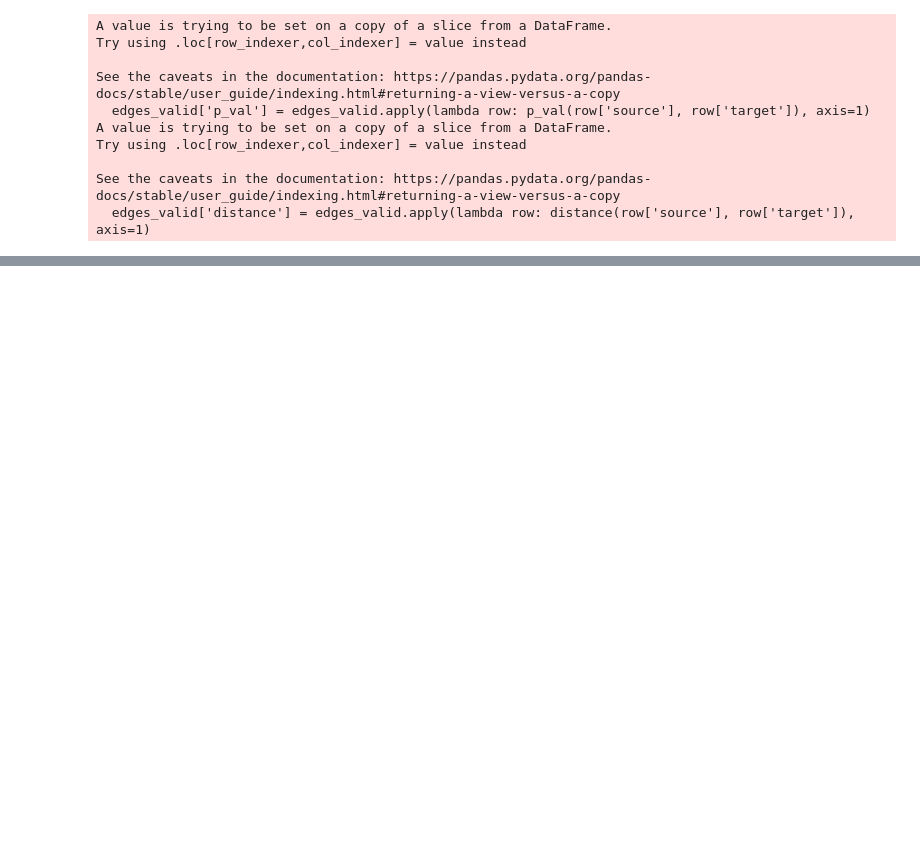
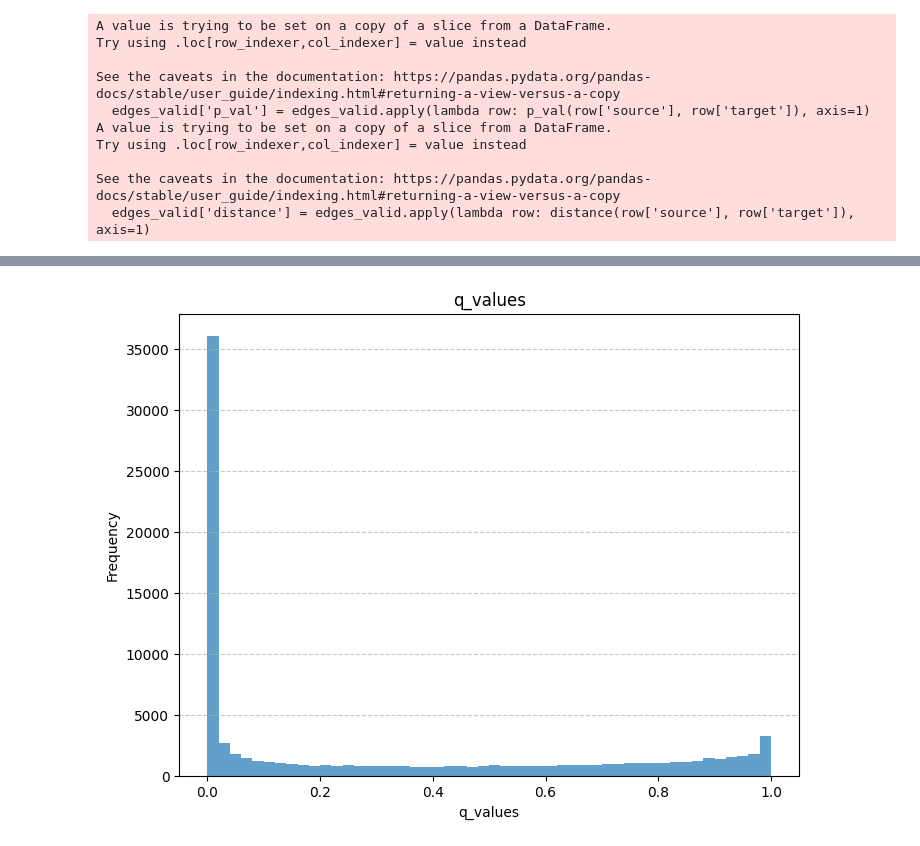
Before and after one commit to michaelchan77/ecdna-coamp, a Jupyter notebook: scripts/co-amp_significance_testing.ipynb, the cells around one changed output, grey strips where cells are left out. Saved outputs shown, nothing was run; the diff lists cells and outputs as text; code cells hidden in the pictures; blank space fills up the shorter version.

Commit message:
add q-values

```diff
--- a/scripts/co-amp_significance_testing.ipynb
+++ b/scripts/co-amp_significance_testing.ipynb
@@ -160,0 +180,3 @@ plt.show()
+# %%
+# Q-values
+corrected = fdrcorrection(p_values, alpha = 0.05)
@@ -161,3 +188,13 @@ plt.show()
+# %%
+plt.figure(figsize=(8, 6))
+plt.hist(corrected[1], bins=50, alpha=0.7)
+plt.title("q_values")
+plt.xlabel("q_values")
+plt.ylabel("Frequency")
+plt.grid(axis='y', linestyle='--', alpha=0.7)
+plt.show()
+# %% [output]
+[figure, added]
 # %%
 # plot gene coamplification distances dist
 # %%
```
Also changed, not shown: parts of 11 cells of this notebook, 1 other file.
